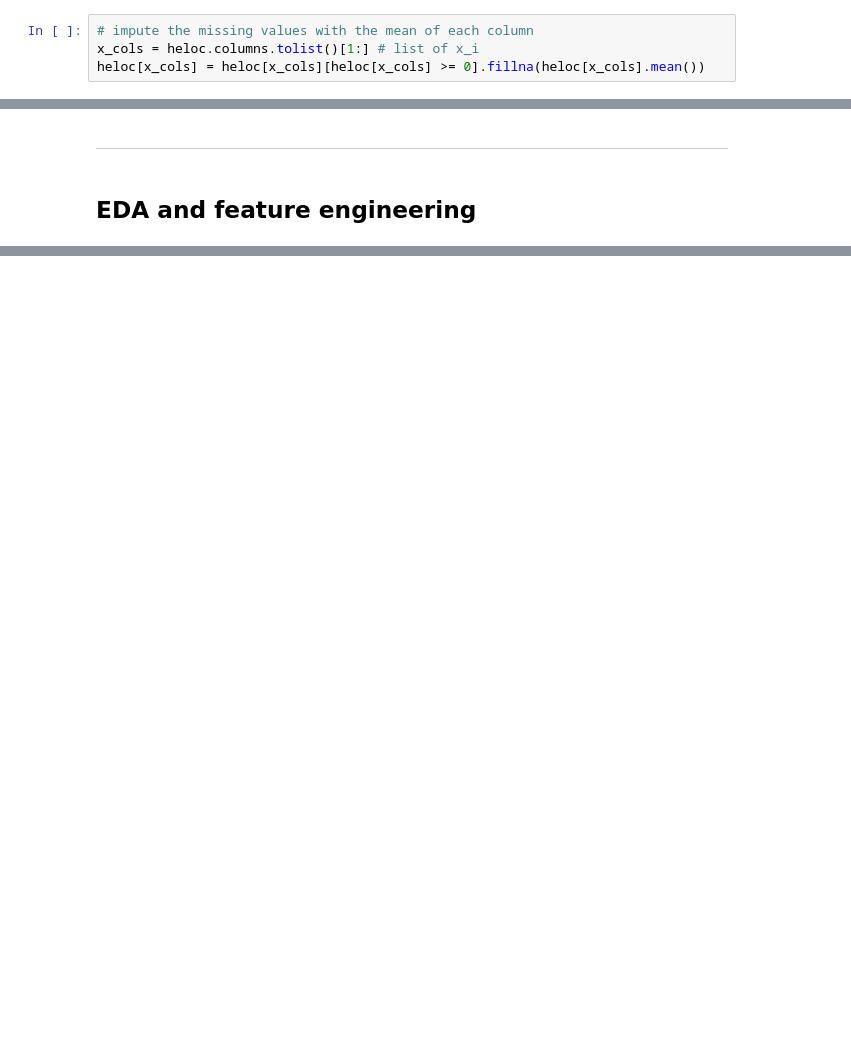
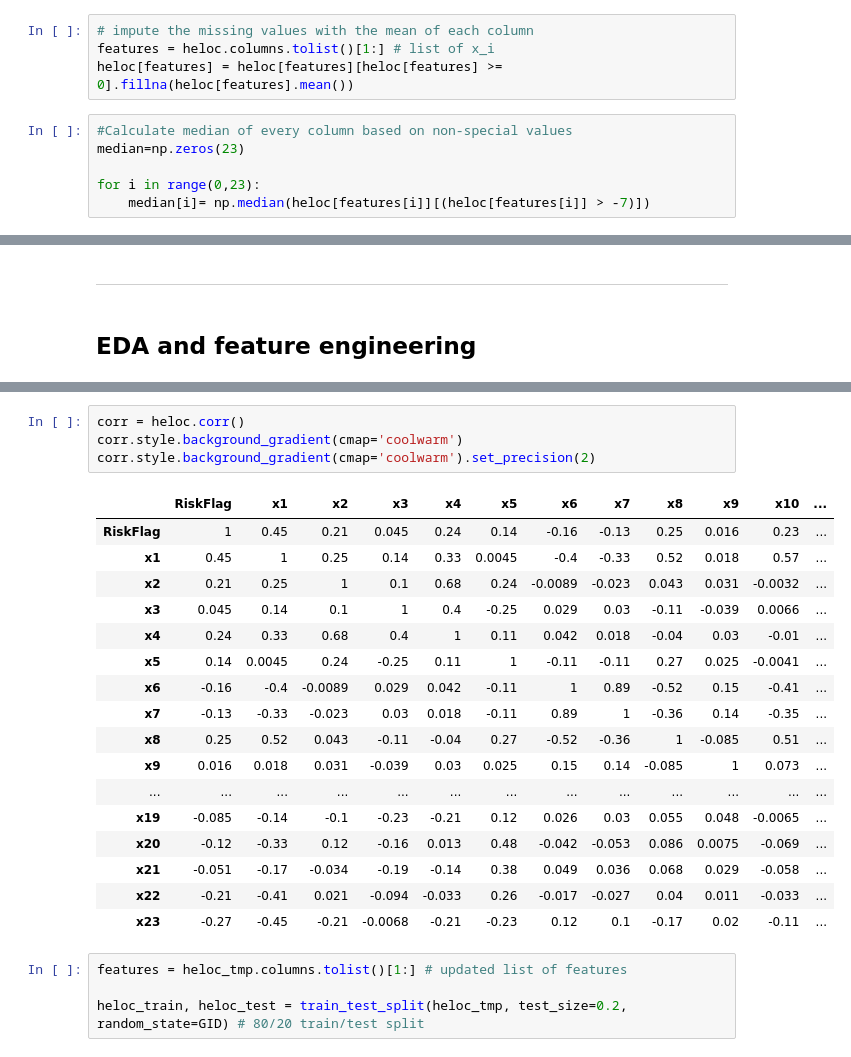
Before and after one commit to tangarts/FICO-Interpretable-Machine-Learning, a Jupyter notebook: Project.ipynb, the cells around one changed output, grey strips where cells are left out. Cells and saved outputs as stored; diff of their text form; blank space fills up the shorter version.

```diff
--- a/Project.ipynb
+++ b/Project.ipynb
@@ -43,4 +50,10 @@ dataDict['Description'] = dataDict['Description'].apply(
 # %%
 # impute the missing values with the mean of each column
-x_cols = heloc.columns.tolist()[1:] # list of x_i
-heloc[x_cols] = heloc[x_cols][heloc[x_cols] >= 0].fillna(heloc[x_cols].mean())
+features = heloc.columns.tolist()[1:] # list of x_i
+heloc[features] = heloc[features][heloc[features] >= 0].fillna(heloc[features].mean())
+# %%
+#Calculate median of every column based on non-special values
+median=np.zeros(23)
+
+for i in range(0,23):
+    median[i]= np.median(heloc[features[i]][(heloc[features[i]] > -7)])
@@ -73,0 +147,26 @@ plt.show()
+# %%
+corr = heloc.corr()
+corr.style.background_gradient(cmap='coolwarm')
+corr.style.background_gradient(cmap='coolwarm').set_precision(2)
+# %% [output]
+|  | RiskFlag | x1 | x2 | x3 | x4 | x5 | x6 | x7 | x8 | x9 | x10 | ... |
+| RiskFlag | 1 | 0.45 | 0.21 | 0.045 | 0.24 | 0.14 | -0.16 | -0.13 | 0.25 | 0.016 | 0.23 | ... |
+| x1 | 0.45 | 1 | 0.25 | 0.14 | 0.33 | 0.0045 | -0.4 | -0.33 | 0.52 | 0.018 | 0.57 | ... |
+| x2 | 0.21 | 0.25 | 1 | 0.1 | 0.68 | 0.24 | -0.0089 | -0.023 | 0.043 | 0.031 | -0.0032 | ... |
+| x3 | 0.045 | 0.14 | 0.1 | 1 | 0.4 | -0.25 | 0.029 | 0.03 | -0.11 | -0.039 | 0.0066 | ... |
+| x4 | 0.24 | 0.33 | 0.68 | 0.4 | 1 | 0.11 | 0.042 | 0.018 | -0.04 | 0.03 | -0.01 | ... |
+| x5 | 0.14 | 0.0045 | 0.24 | -0.25 | 0.11 | 1 | -0.11 | -0.11 | 0.27 | 0.025 | -0.0041 | ... |
+| x6 | -0.16 | -0.4 | -0.0089 | 0.029 | 0.042 | -0.11 | 1 | 0.89 | -0.52 | 0.15 | -0.41 | ... |
+| x7 | -0.13 | -0.33 | -0.023 | 0.03 | 0.018 | -0.11 | 0.89 | 1 | -0.36 | 0.14 | -0.35 | ... |
+| x8 | 0.25 | 0.52 | 0.043 | -0.11 | -0.04 | 0.27 | -0.52 | -0.36 | 1 | -0.085 | 0.51 | ... |
+| x9 | 0.016 | 0.018 | 0.031 | -0.039 | 0.03 | 0.025 | 0.15 | 0.14 | -0.085 | 1 | 0.073 | ... |
+| ... | ... | ... | ... | ... | ... | ... | ... | ... | ... | ... | ... | ... |
+| x19 | -0.085 | -0.14 | -0.1 | -0.23 | -0.21 | 0.12 | 0.026 | 0.03 | 0.055 | 0.048 | -0.0065 | ... |
+| x20 | -0.12 | -0.33 | 0.12 | -0.16 | 0.013 | 0.48 | -0.042 | -0.053 | 0.086 | 0.0075 | -0.069 | ... |
+| x21 | -0.051 | -0.17 | -0.034 | -0.19 | -0.14 | 0.38 | 0.049 | 0.036 | 0.068 | 0.029 | -0.058 | ... |
+| x22 | -0.21 | -0.41 | 0.021 | -0.094 | -0.033 | 0.26 | -0.017 | -0.027 | 0.04 | 0.011 | -0.033 | ... |
+| x23 | -0.27 | -0.45 | -0.21 | -0.0068 | -0.21 | -0.23 | 0.12 | 0.1 | -0.17 | 0.02 | -0.11 | ... |
+# %%
+features = heloc_tmp.columns.tolist()[1:] # updated list of features
+
+heloc_train, heloc_test = train_test_split(heloc_tmp, test_size=0.2, random_state=GID) # 80/20 train/test split
```
Also changed, not shown: parts of 38 cells of this notebook.
